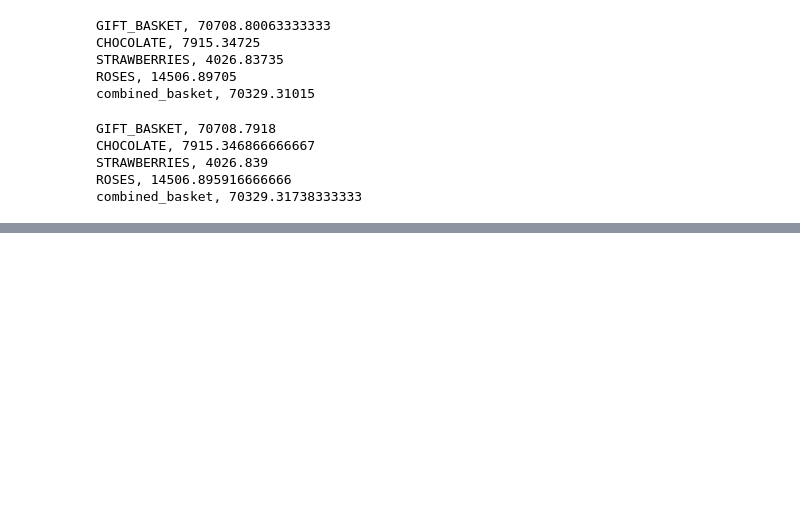
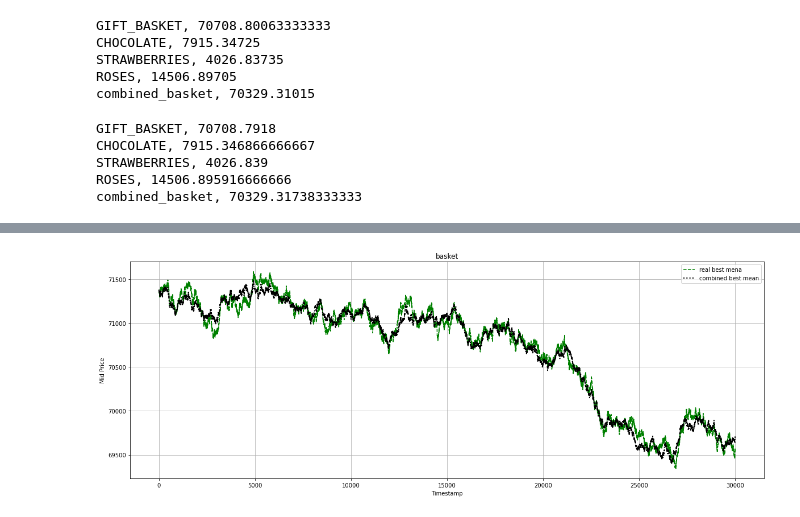
Before and after one commit to WiJoWill/IMC2024Will, a Jupyter notebook: data_analysis.ipynb, the cells around one changed output, grey strips where cells are left out. Cells and saved outputs as stored; diff of their text form; code cells hidden in the pictures; blank space fills up the shorter version.

```diff
--- a/data_analysis.ipynb
+++ b/data_analysis.ipynb
@@ -1182,15 +1182,17 @@ plt.show()
 # %%
 #df_amethyst.set_index('global_timestamp', inplace=True)
 plt.figure(figsize=(20, 7))
 plt.plot(df_gift_basket['best_mean'], label = 'real best mena', color = 'g', linestyle='--')
 #plt.plot(df_starfruit['mid_price'], label = 'Mid Price', color = 'r')
 # plt.plot(df_starfruit['MA_10'], label = 'MA_10', color = 'b', linewidth = 2, linestyle = 'dotted')
 # plt.plot(df_starfruit['MA_30'], label = 'MA_30', color = 'y', linewidth = 2, linestyle = 'dotted')
-plt.plot(combined_basket_, label = 'combined best mean', color = 'k', linewidth = 2, linestyle = 'dotted')
+plt.plot(combined_basket_best_mean, label = 'combined best mean', color = 'k', linewidth = 2, linestyle = 'dotted')
 
 plt.title('basket')
 plt.xlabel('Timestamp')
 plt.ylabel('Mid Price')
 plt.legend()
 plt.grid(True)
 plt.show()
+# %% [output]
+[figure, added]
```
Also changed, not shown: parts of 4 cells of this notebook, 21 other files.
